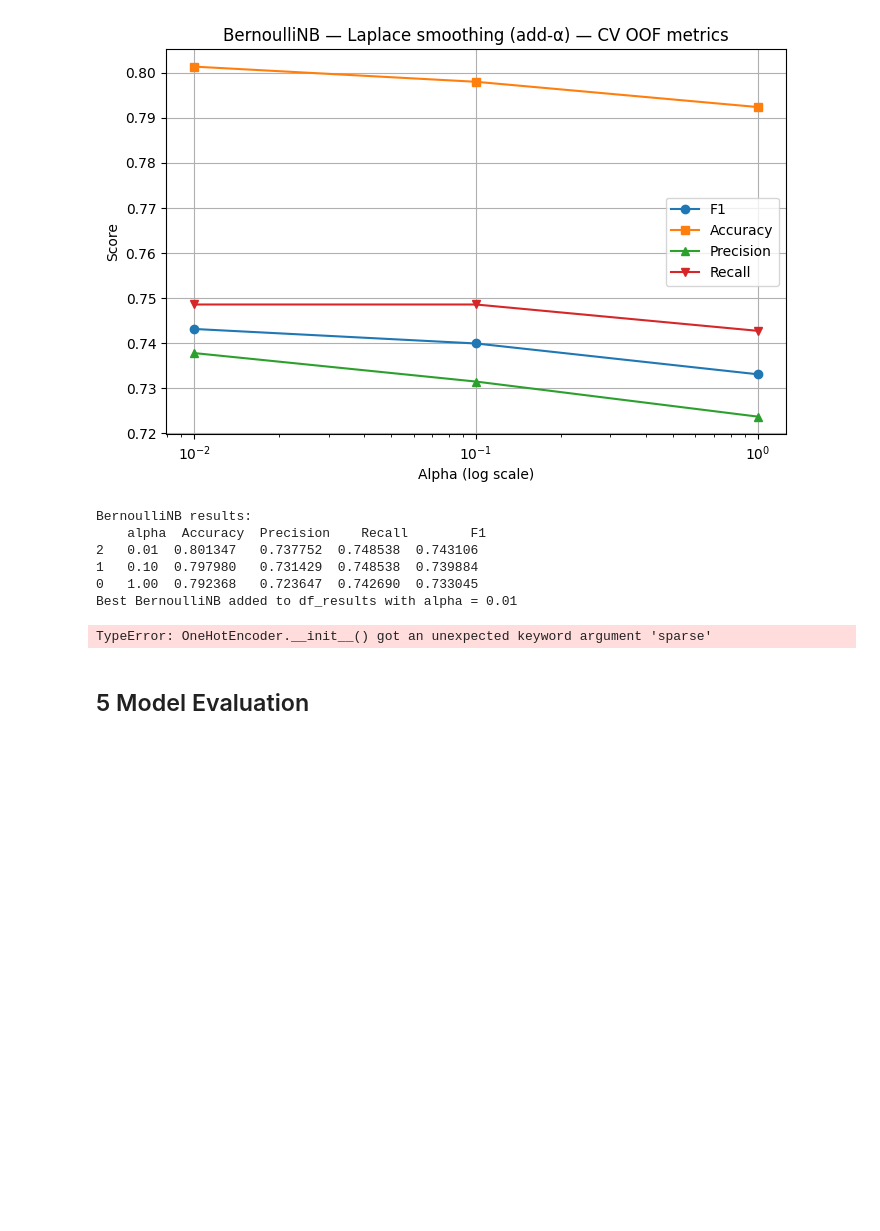
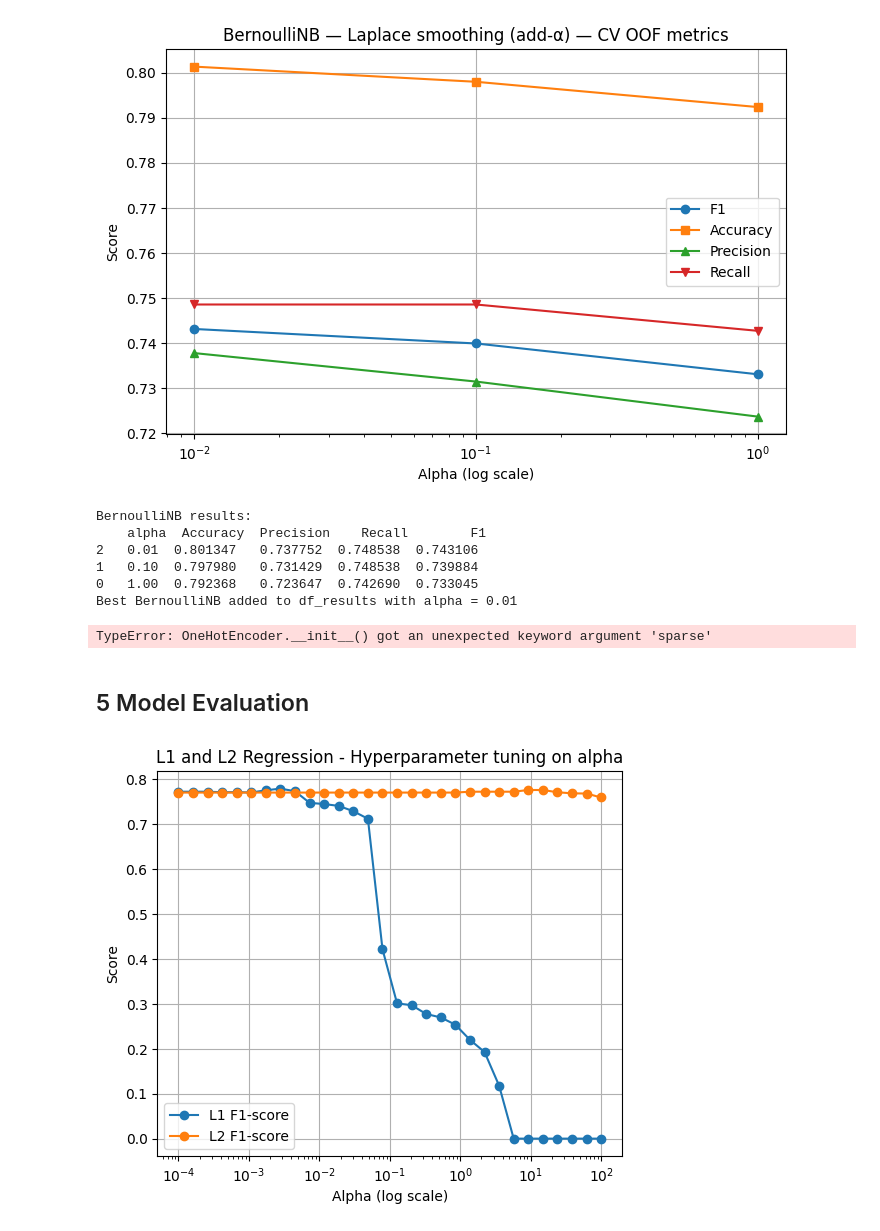
Before and after one commit to fede-giorgi/Transformer_is_All_You_Need, a Jupyter notebook: project.ipynb, the cells around one changed output. Saved outputs shown, nothing was run; the diff lists cells and outputs as text; code cells hidden in the pictures; blank space fills up the shorter version.

```diff
--- a/project.ipynb
+++ b/project.ipynb
@@ -1521,3 +1497,16 @@ plt.legend(title="Metriche")
 plt.xticks(rotation=45)
 plt.tight_layout()
 plt.show()
+# %%
+# F1 and Accuracy vs Alpha Plot
+plt.figure(figsize=(6,5))
+plt.semilogx(df_l1["alpha"], df_l1["F1"], marker="o", label="L1 F1-score")
+plt.semilogx(df_l2["alpha"], df_l2["F1"], marker="o", label="L2 F1-score")
+plt.xlabel("Alpha (log scale)")
+plt.ylabel("Score")
+plt.title("L1 and L2 Regression - Hyperparameter tuning on alpha")
+plt.legend()
+plt.grid(True)
+plt.show()
+# %% [output]
+[figure, added]
```
Also changed, not shown: parts of 11 cells of this notebook.
